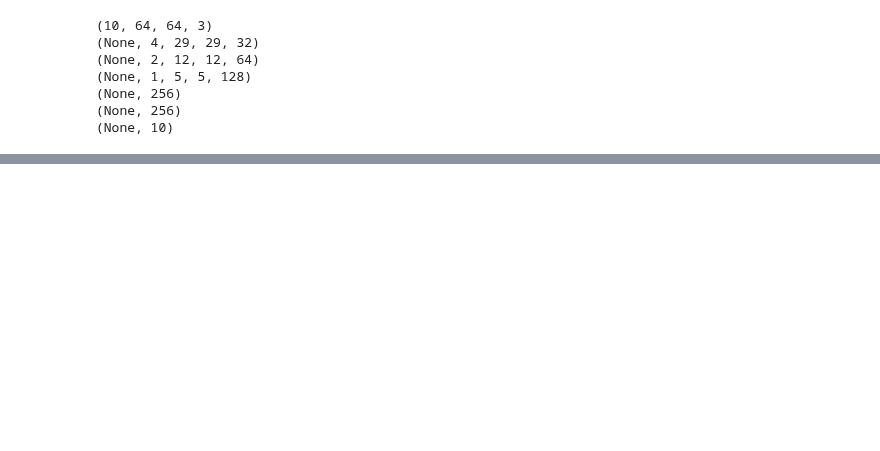
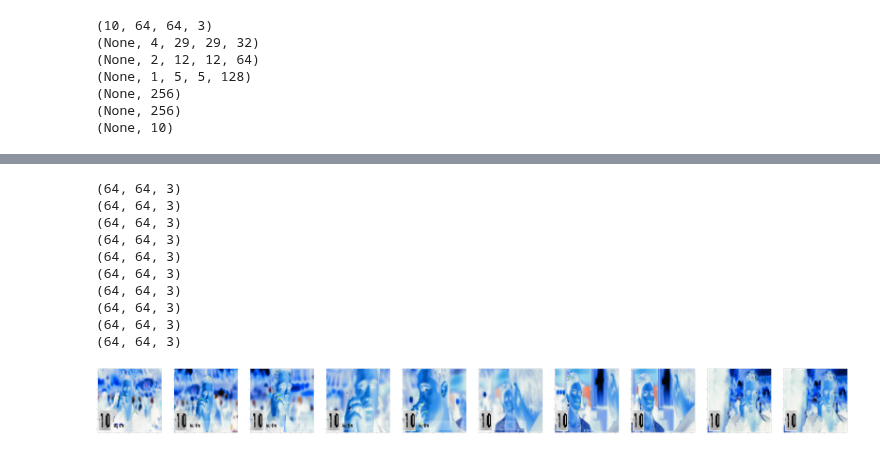
Before and after one commit to jiajuns/cs231n_project, a Jupyter notebook: c3d.ipynb, the cells around one changed output, grey strips where cells are left out. Saved outputs shown, nothing was run; the diff lists cells and outputs as text; code cells hidden in the pictures; blank space fills up the shorter version.

```diff
--- a/c3d.ipynb
+++ b/c3d.ipynb
@@ -118,0 +109,22 @@ print(ypred)
+# %%
+import matplotlib.pyplot as plt
+
+video = X_train[10,:,:,:,:]
+plt.figure(figsize=(200,60))
+for t in range(video.shape[0]):
+    frame_t = video[t]
+    plt.subplot(1,10,t+1)
+    plt.imshow(frame_t)
+plt.show()
+# %% [output]
+(64, 64, 3)
+(64, 64, 3)
+(64, 64, 3)
+(64, 64, 3)
+(64, 64, 3)
+(64, 64, 3)
+(64, 64, 3)
+(64, 64, 3)
+(64, 64, 3)
+(64, 64, 3)
+[figure, added]
```
Also changed, not shown: parts of 10 cells of this notebook, 1 other file.
